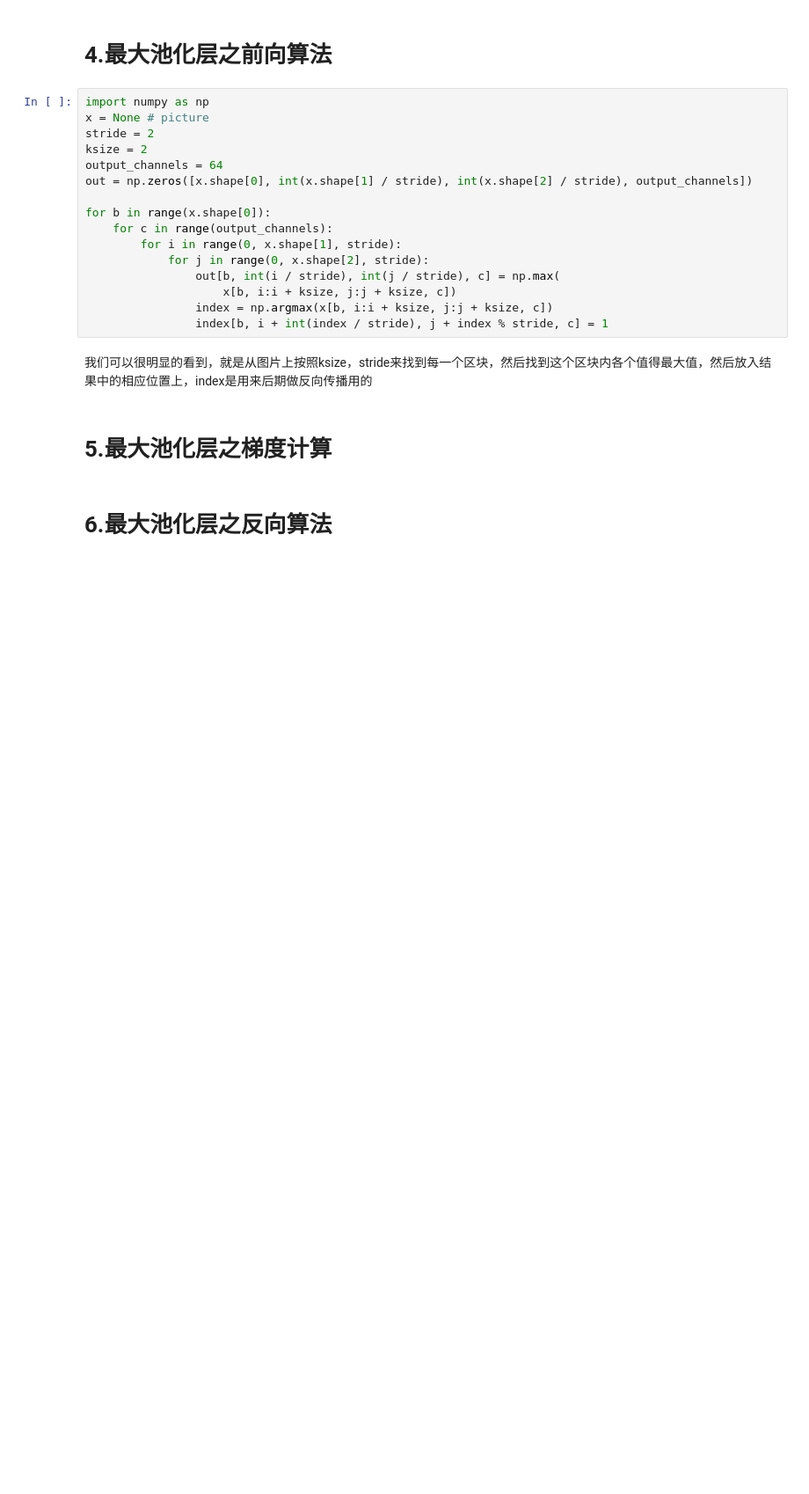
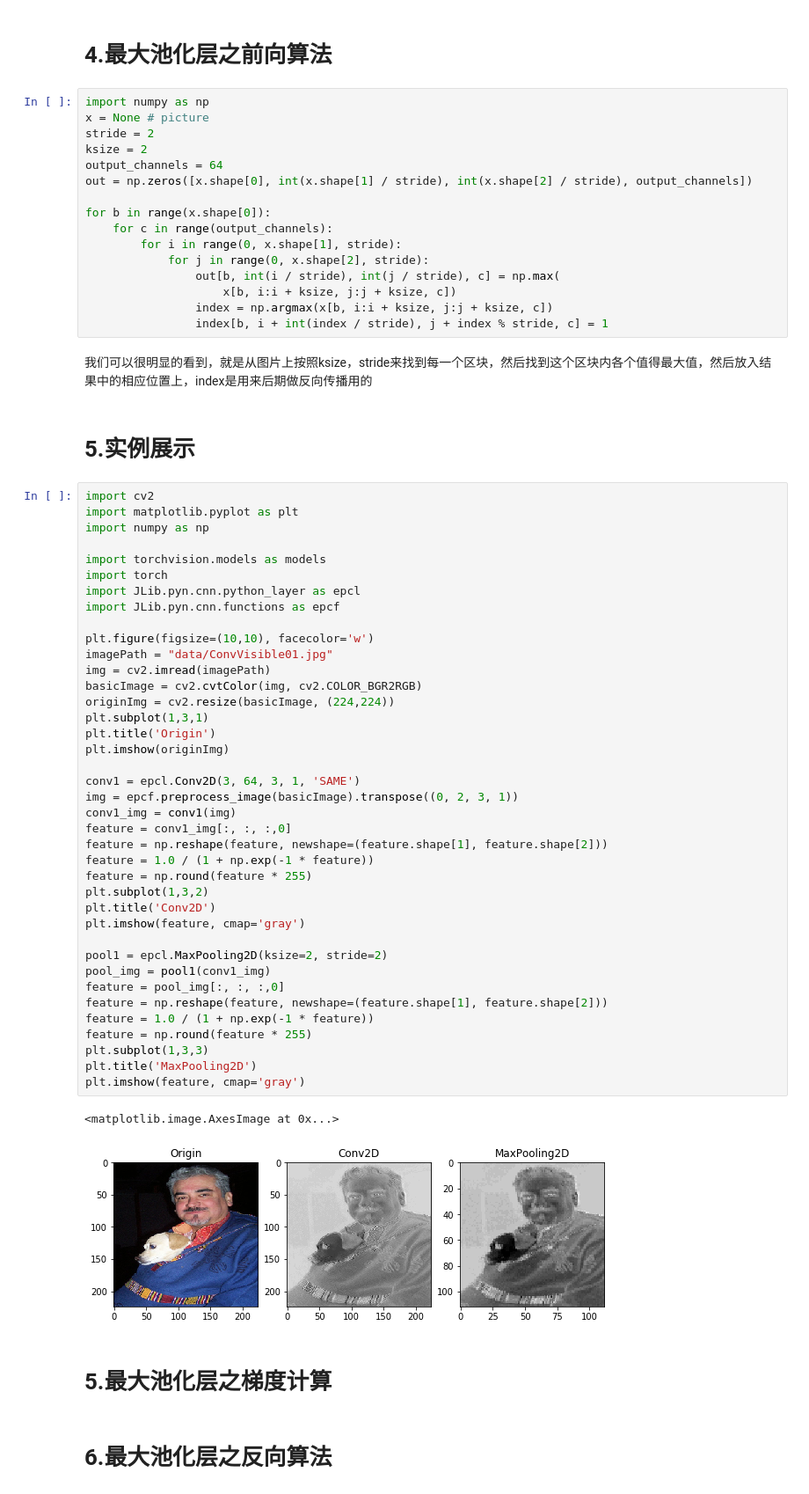
Before and after one commit to JJZHK-AI/AIKnowledgeBase, a Jupyter notebook: 03.深度学习/01.神经网络基础/05.卷积神经网络.03.池化层.ipynb, the cells around one changed output. Shown at 88% size. Cells and saved outputs as stored; diff of their text form; blank space fills up the shorter version.

```diff
--- a/03.深度学习/01.神经网络基础/05.卷积神经网络.03.池化层.ipynb
+++ b/03.深度学习/01.神经网络基础/05.卷积神经网络.03.池化层.ipynb
@@ -53,6 +53,50 @@ for b in range(x.shape[0]):
                 index[b, i + int(index / stride), j + index % stride, c] = 1
 # %% [markdown]
 我们可以很明显的看到，就是从图片上按照ksize，stride来找到每一个区块，然后找到这个区块内各个值得最大值，然后放入结果中的相应位置上，index是用来后期做反向传播用的
+# %% [markdown]
+# 5.实例展示
+# %%
+import cv2
+import matplotlib.pyplot as plt
+import numpy as np
+
+import torchvision.models as models
+import torch
+import JLib.pyn.cnn.python_layer as epcl
+import JLib.pyn.cnn.functions as epcf
+
+plt.figure(figsize=(10,10), facecolor='w')
+imagePath = "data/ConvVisible01.jpg"
+img = cv2.imread(imagePath)
+basicImage = cv2.cvtColor(img, cv2.COLOR_BGR2RGB)
+originImg = cv2.resize(basicImage, (224,224))
+plt.subplot(1,3,1)
+plt.title('Origin')
+plt.imshow(originImg)
+
+conv1 = epcl.Conv2D(3, 64, 3, 1, 'SAME')
+img = epcf.preprocess_image(basicImage).transpose((0, 2, 3, 1))
+conv1_img = conv1(img)
+feature = conv1_img[:, :, :,0]
+feature = np.reshape(feature, newshape=(feature.shape[1], feature.shape[2]))
+feature = 1.0 / (1 + np.exp(-1 * feature))
+feature = np.round(feature * 255)
+plt.subplot(1,3,2)
+plt.title('Conv2D')
+plt.imshow(feature, cmap='gray')
+
+pool1 = epcl.MaxPooling2D(ksize=2, stride=2)
+pool_img = pool1(conv1_img)
+feature = pool_img[:, :, :,0]
+feature = np.reshape(feature, newshape=(feature.shape[1], feature.shape[2]))
+feature = 1.0 / (1 + np.exp(-1 * feature))
+feature = np.round(feature * 255)
+plt.subplot(1,3,3)
+plt.title('MaxPooling2D')
+plt.imshow(feature, cmap='gray')
+# %% [output]
+<matplotlib.image.AxesImage at 0x...>
+[figure, added]
 # %% [markdown]
 # 5.最大池化层之梯度计算
 # %% [markdown]
```
Also changed, not shown: 16 other files.
